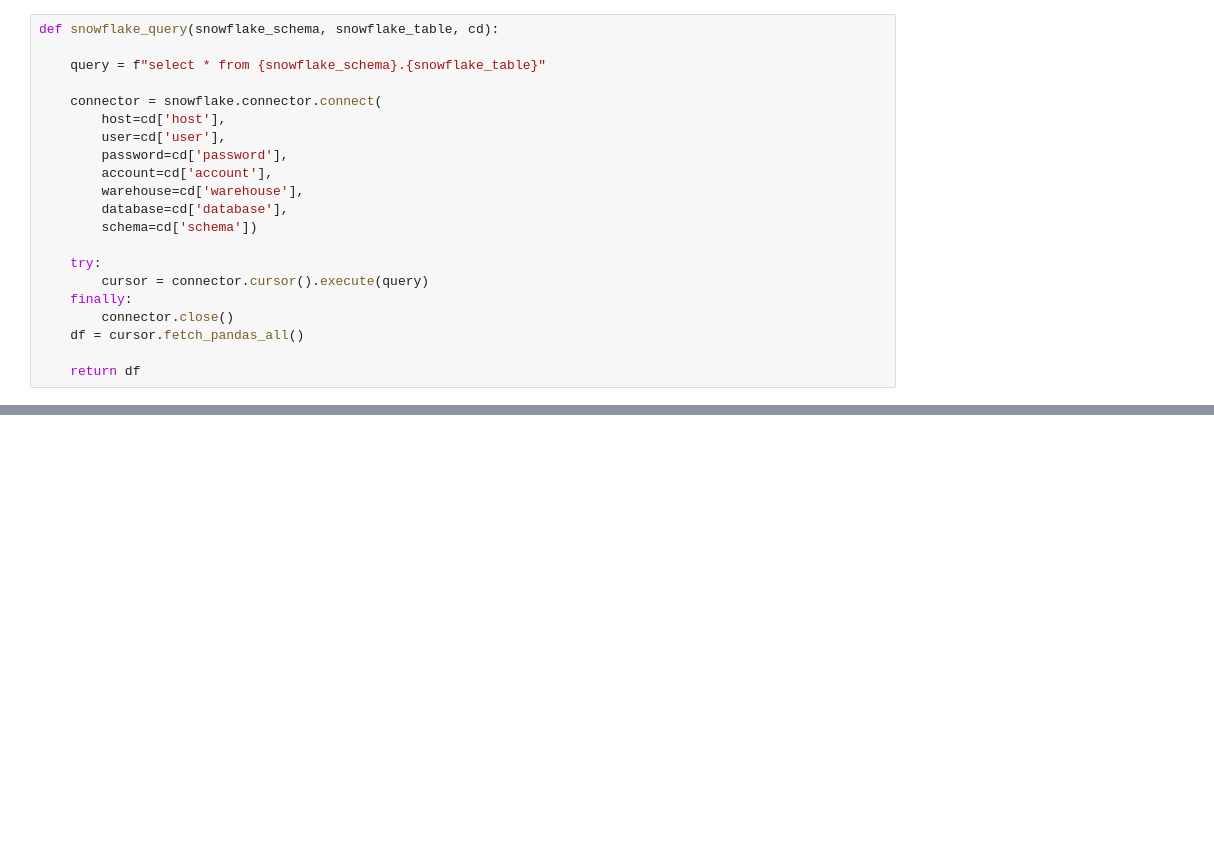
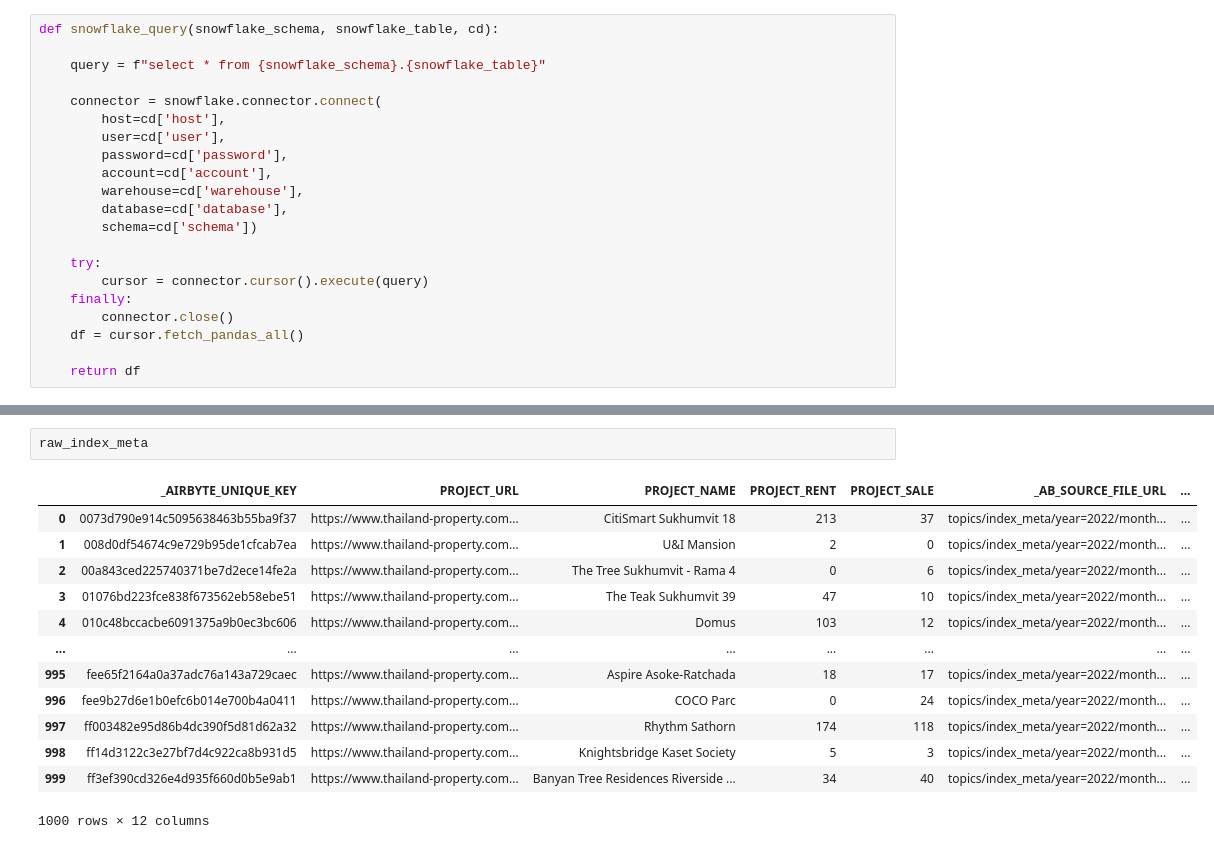
Before and after one commit to tanhtra/pipeline-places-property, a Jupyter notebook: Streamlit/prototype.ipynb, the cells around one changed output, grey strips where cells are left out. Drawn from its saved outputs; the diff is of its cells as text; blank space fills up the shorter version.

```diff
--- a/Streamlit/prototype.ipynb
+++ b/Streamlit/prototype.ipynb
@@ -98,0 +135,16 @@ Exception: Attempted to add log when TelemetryClient is closed
+# %%
+raw_index_meta
+# %% [output]
+|  | _AIRBYTE_UNIQUE_KEY | PROJECT_URL | PROJECT_NAME | PROJECT_RENT | PROJECT_SALE | _AB_SOURCE_FILE_URL | ... |
+| 0 | 0073d790e914c5095638463b55ba9f37 | https://www.thailand-property.com... | CitiSmart Sukhumvit 18 | 213 | 37 | topics/index_meta/year=2022/month... | ... |
+| 1 | 008d0df54674c9e729b95de1cfcab7ea | https://www.thailand-property.com... | U&I Mansion | 2 | 0 | topics/index_meta/year=2022/month... | ... |
+| 2 | 00a843ced225740371be7d2ece14fe2a | https://www.thailand-property.com... | The Tree Sukhumvit - Rama 4 | 0 | 6 | topics/index_meta/year=2022/month... | ... |
+| 3 | 01076bd223fce838f673562eb58ebe51 | https://www.thailand-property.com... | The Teak Sukhumvit 39 | 47 | 10 | topics/index_meta/year=2022/month... | ... |
+| 4 | 010c48bccacbe6091375a9b0ec3bc606 | https://www.thailand-property.com... | Domus | 103 | 12 | topics/index_meta/year=2022/month... | ... |
+| ... | ... | ... | ... | ... | ... | ... | ... |
+| 995 | fee65f2164a0a37adc76a143a729caec | https://www.thailand-property.com... | Aspire Asoke-Ratchada | 18 | 17 | topics/index_meta/year=2022/month... | ... |
+| 996 | fee9b27d6e1b0efc6b014e700b4a0411 | https://www.thailand-property.com... | COCO Parc | 0 | 24 | topics/index_meta/year=2022/month... | ... |
+| 997 | ff003482e95d86b4dc390f5d81d62a32 | https://www.thailand-property.com... | Rhythm Sathorn | 174 | 118 | topics/index_meta/year=2022/month... | ... |
+| 998 | ff14d3122c3e27bf7d4c922ca8b931d5 | https://www.thailand-property.com... | Knightsbridge Kaset Society | 5 | 3 | topics/index_meta/year=2022/month... | ... |
+| 999 | ff3ef390cd326e4d935f660d0b5e9ab1 | https://www.thailand-property.com... | Banyan Tree Residences Riverside ... | 34 | 40 | topics/index_meta/year=2022/month... | ... |
+1000 rows × 12 columns
```
Also changed, not shown: parts of 10 cells of this notebook.
